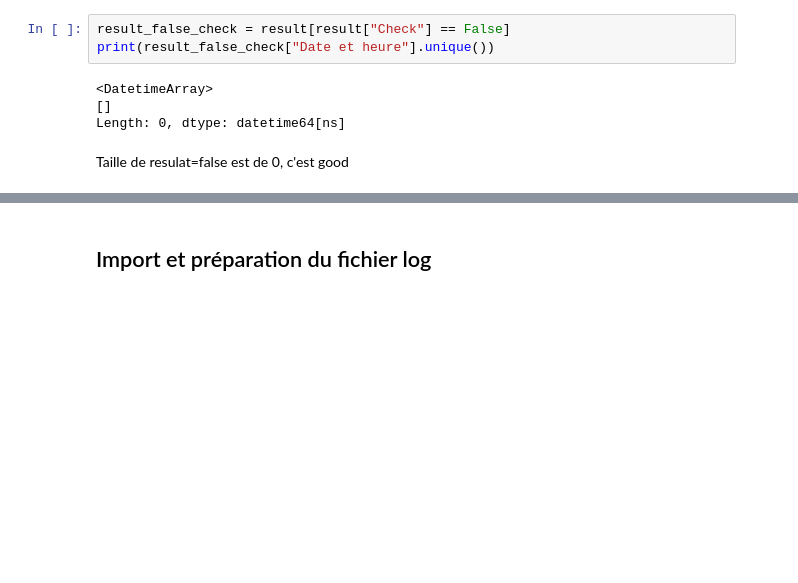
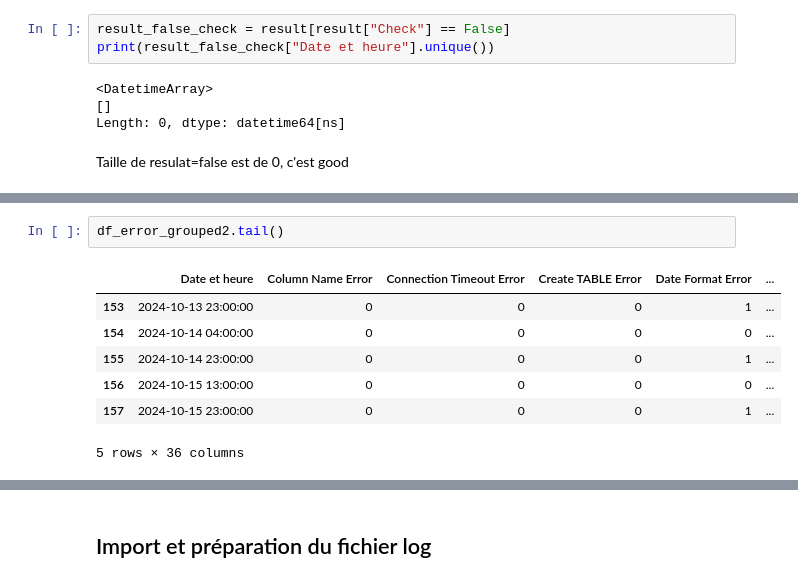
Before and after one commit to AntoineValette/projet_industriel, a Jupyter notebook: notebook/fusion_log-logerror.ipynb, the cells around one changed output, grey strips where cells are left out. Cells and saved outputs as stored; diff of their text form; blank space fills up the shorter version.

```diff
--- a/notebook/fusion_log-logerror.ipynb
+++ b/notebook/fusion_log-logerror.ipynb
@@ -342,0 +396,10 @@ Taille de resulat=false est de 0, c'est good
+# %%
+df_error_grouped2.tail()
+# %% [output]
+|  | Date et heure | Column Name Error | Connection Timeout Error | Create TABLE Error | Date Format Error | ... |
+| 153 | 2024-10-13 23:00:00 | 0 | 0 | 0 | 1 | ... |
+| 154 | 2024-10-14 04:00:00 | 0 | 0 | 0 | 0 | ... |
+| 155 | 2024-10-14 23:00:00 | 0 | 0 | 0 | 1 | ... |
+| 156 | 2024-10-15 13:00:00 | 0 | 0 | 0 | 0 | ... |
+| 157 | 2024-10-15 23:00:00 | 0 | 0 | 0 | 1 | ... |
+5 rows × 36 columns
```
Also changed, not shown: parts of 14 cells of this notebook.
